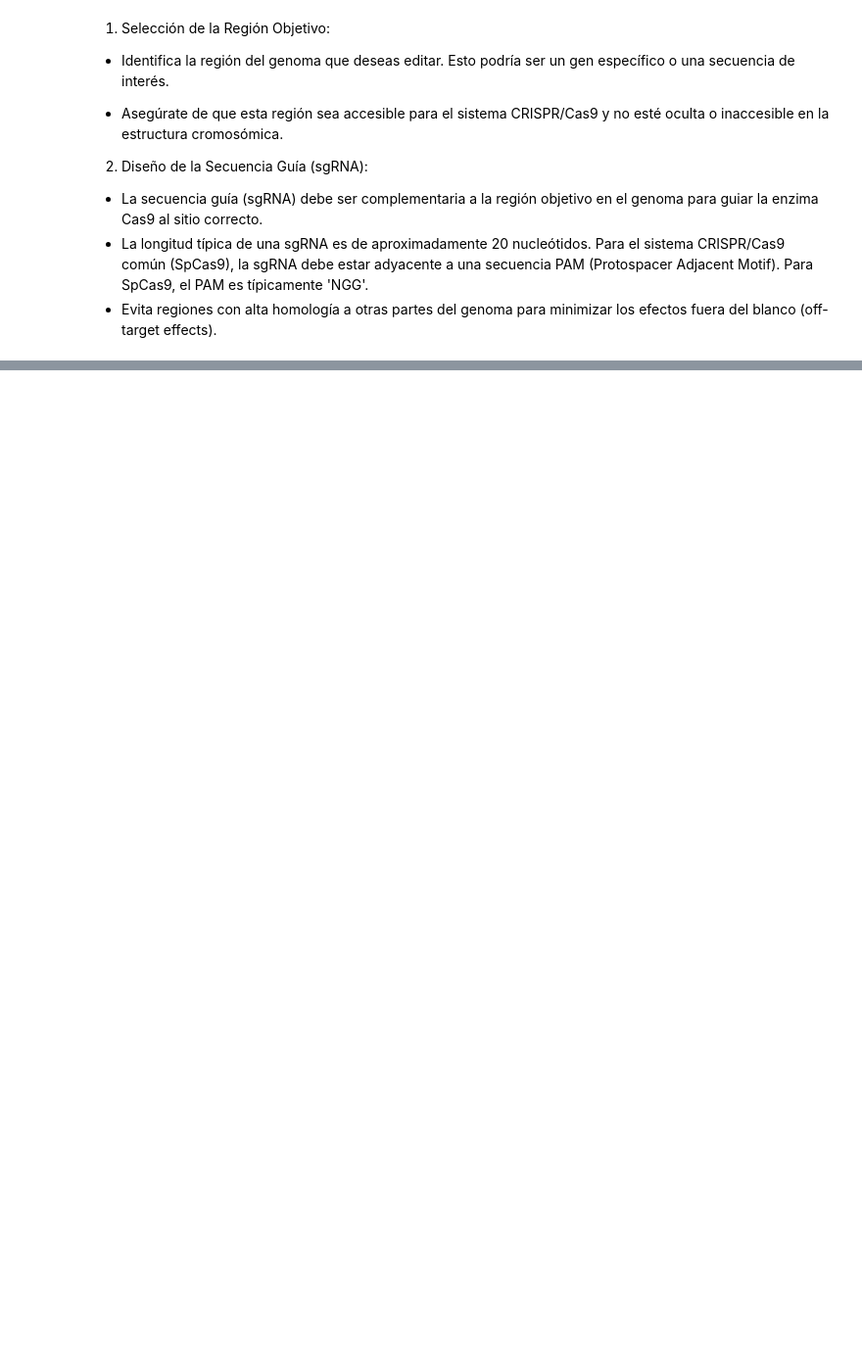
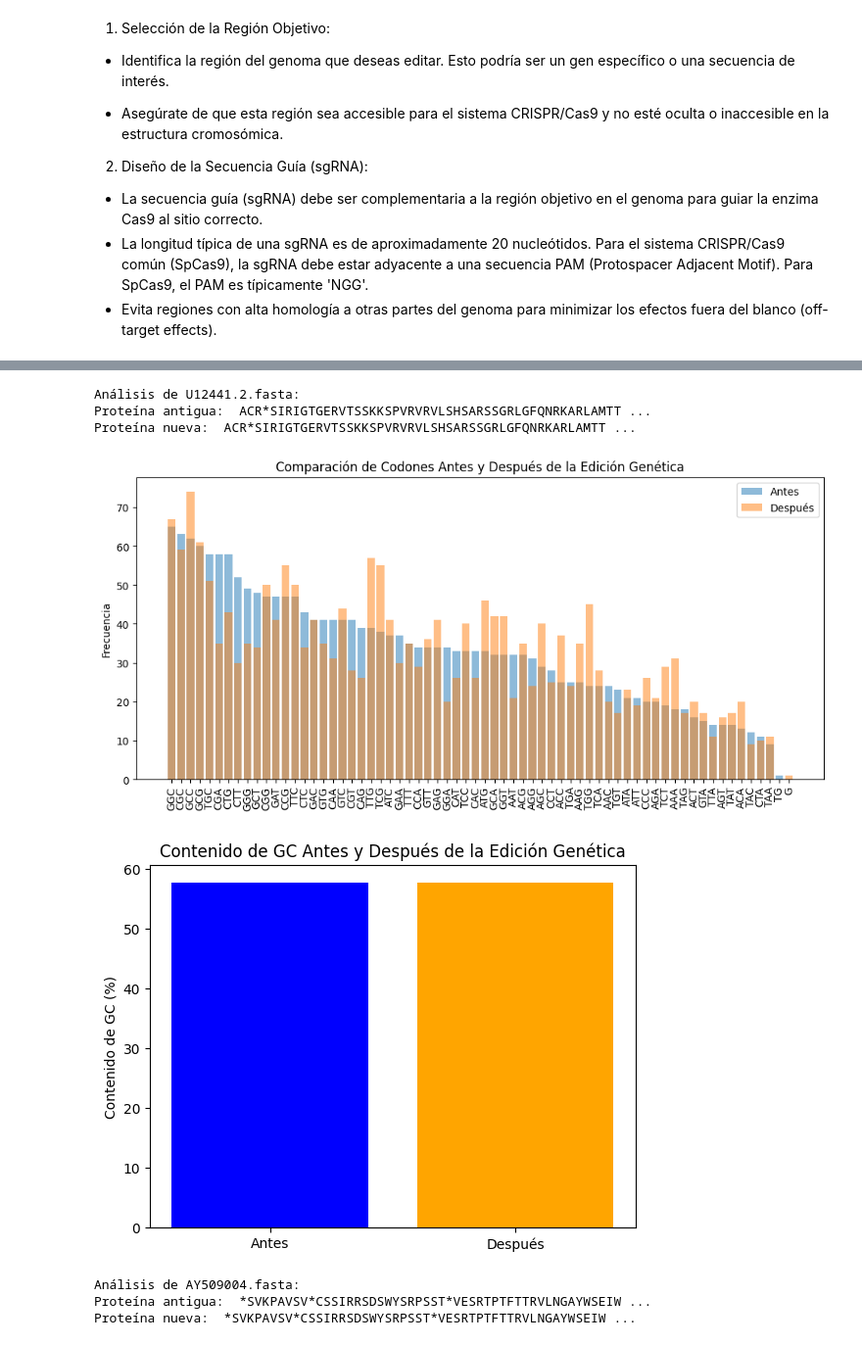
Before and after one commit to olishewanella/master, a Jupyter notebook: GuiasShewanella.ipynb, the cells around one changed output, grey strips where cells are left out. Shown at 98% size. Saved outputs shown, nothing was run; the diff lists cells and outputs as text; code cells hidden in the pictures; blank space fills up the shorter version.

```diff
--- a/GuiasShewanella.ipynb
+++ b/GuiasShewanella.ipynb
@@ -312,0 +324,49 @@ def process_files(df, file_list):
+# %%
+import Bio
+from Bio import SeqIO
+from Bio.SeqUtils import GC
+import pandas as pd
+import matplotlib.pyplot as plt
+import numpy as np
+import random
+
+# ... [El resto de tu código permanece igual]
+
+def process_files2(df, file_list):
+    for file_name in file_list:
+        if file_name not in df['File'].values:
+            print(f"Archivo {file_name} no encontrado en el DataFrame.")
+            continue
+
+        guide_df = df[df['File'] == file_name]
+        if guide_df.empty:
+            print(f"No se encontraron guías para el archivo {file_name}.")
+            continue
+
+        guide = guide_df['Guide'].iloc[0]
+        try:
+            with open(file_name, "r") as fasta_file:
+                original_sequence = SeqIO.read(fasta_file, "fasta").seq
+                edited_sequence, mutations = transform_bacteria(guide, original_sequence)
+                analyze_and_visualize(file_name, original_sequence, edited_sequence, mutations)
+        except FileNotFoundError:
+            print(f"Archivo {file_name} no encontrado.")
+
+# Ejemplo de uso
+#fasta_files = ['U12441.2.fasta', 'AY509004.fasta']
+#all_guides_df = process_fasta_files(fasta_files)
+#best_guides_df = select_best_guides_per_file(all_guides_df)
+
+#if best_guides_df.empty:
+#    print("DataFrame de mejores guías está vacío.")
+#else:
+#    process_files(best_guides_df, fasta_files)
+# %% [output]
+Análisis de U12441.2.fasta:
+Proteína antigua:  ACR*SIRIGTGERVTSSKKSPVRVRVLSHSARSSGRLGFQNRKARLAMTT ...
+Proteína nueva:  ACR*SIRIGTGERVTSSKKSPVRVRVLSHSARSSGRLGFQNRKARLAMTT ...
+[figure, added]
+[figure, added]
+Análisis de AY509004.fasta:
+Proteína antigua:  *SVKPAVSV*CSSIRRSDSWYSRPSST*VESRTPTFTTRVLNGAYWSEIW ...
+Proteína nueva:  *SVKPAVSV*CSSIRRSDSWYSRPSST*VESRTPTFTTRVLNGAYWSEIW ...
```
Also changed, not shown: parts of 3 cells of this notebook.
